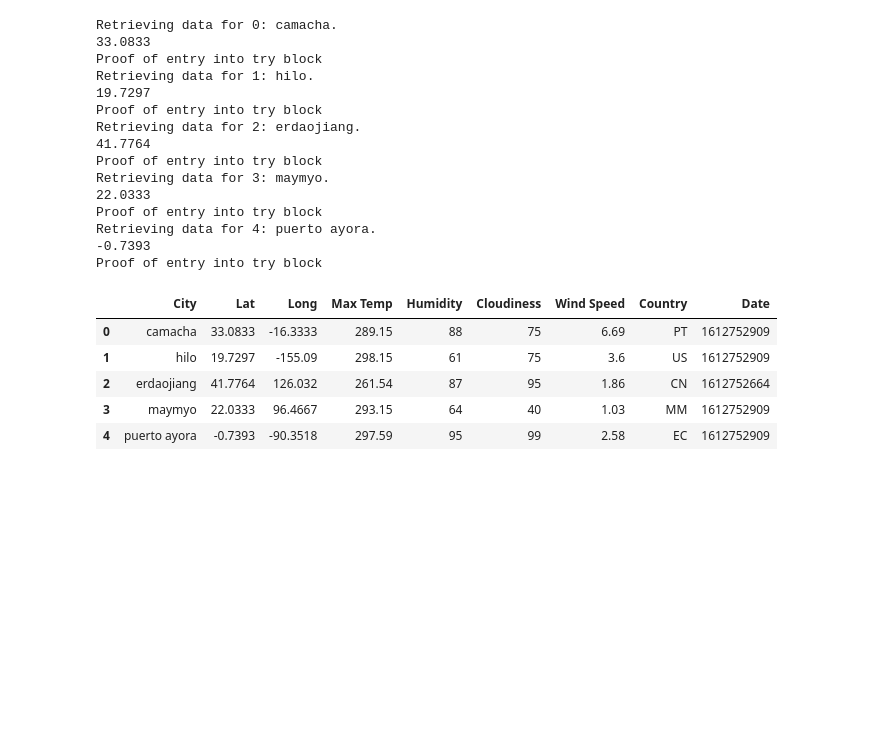
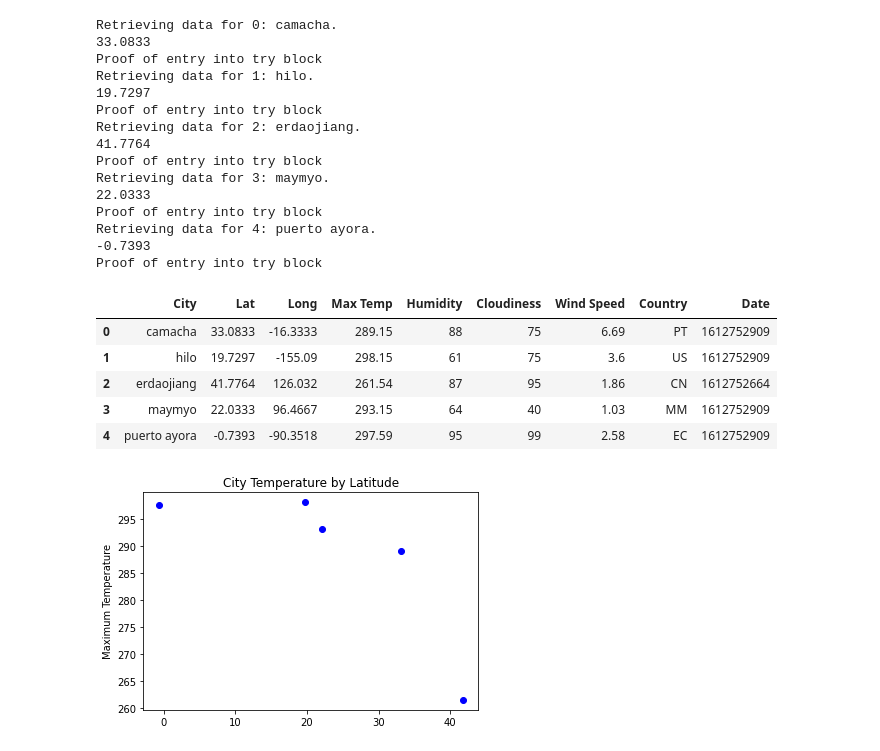
Before and after one commit to mel-c-lowe/Python-API-Challenge, a Jupyter notebook: WeatherPy/WeatherPy.ipynb, the cells around one changed output. Saved outputs shown, nothing was run; the diff lists cells and outputs as text; code cells hidden in the pictures; blank space fills up the shorter version.

Commit message:
Basic scatter plots in place. Moving to initial regressions

```diff
--- a/WeatherPy/WeatherPy.ipynb
+++ b/WeatherPy/WeatherPy.ipynb
@@ -155,0 +160,13 @@ weather_data.to_csv("Output Data\Working_data.csv", index=False)
+# %%
+# Temperature vs Latitude
+x = weather_data["Lat"]
+temp_y = weather_data["Max Temp"]
+
+plt.plot (x, temp_y, "bo")
+plt.ylabel("Maximum Temperature")
+plt.title("City Temperature by Latitude")
+plt.show()
+
+# Why won't my plt.xlabel work????
+# %% [output]
+[figure, added]
```
Also changed, not shown: parts of 7 cells of this notebook.
